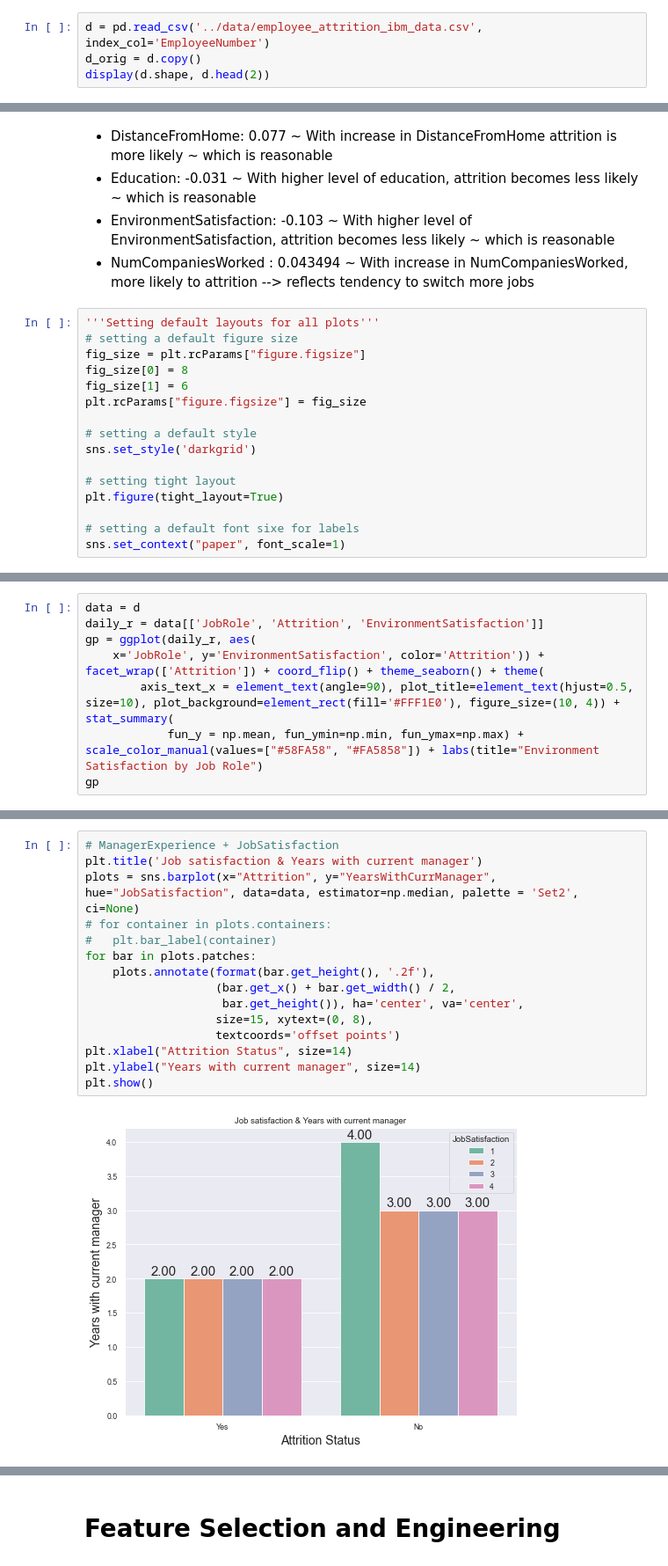
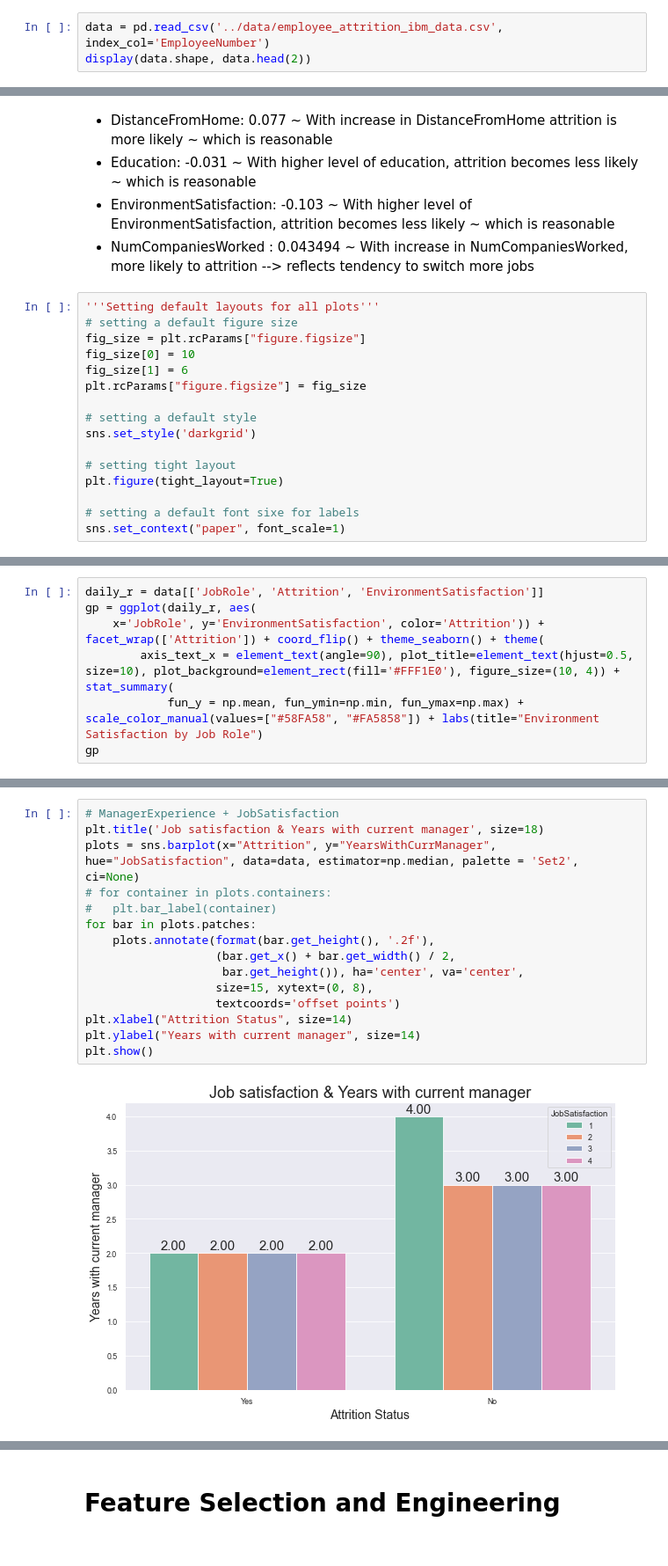
Before and after one commit to contactmansi/workoutdata, a Jupyter notebook: _notebooks/2021-11-25-Employee Churn Prediction - HR Analytics.ipynb, the cells around one changed output, grey strips where cells are left out. Shown at 88% size. Cells and saved outputs as stored; diff of their text form.

```diff
--- a/_notebooks/2021-11-25-Employee Churn Prediction - HR Analytics.ipynb
+++ b/_notebooks/2021-11-25-Employee Churn Prediction - HR Analytics.ipynb
@@ -63,9 +63,8 @@ warnings.filterwarnings('ignore')
 # %% [markdown]
 ## Data Overview
 # %%
-d = pd.read_csv('../data/employee_attrition_ibm_data.csv', index_col='EmployeeNumber')
-d_orig = d.copy()
-display(d.shape, d.head(2))
+data = pd.read_csv('../data/employee_attrition_ibm_data.csv', index_col='EmployeeNumber')
+display(data.shape, data.head(2))
 # %% [output]
 (1470, 34)
 |  | Age | Attrition | BusinessTravel | DailyRate | Department | DistanceFromHome | Education | ... |
@@ -171,7 +164,7 @@ findfont: Font family ['AppleGothic'] not found. Falling back to DejaVu Sans.
 '''Setting default layouts for all plots'''
 # setting a default figure size
 fig_size = plt.rcParams["figure.figsize"]
-fig_size[0] = 8
+fig_size[0] = 10
 fig_size[1] = 6
 plt.rcParams["figure.figsize"] = fig_size
 
@@ -205,5 +247,4 @@ plt.show()
 # %%
-data = d
 daily_r = data[['JobRole', 'Attrition', 'EnvironmentSatisfaction']]
 gp = ggplot(daily_r, aes(
     x='JobRole', y='EnvironmentSatisfaction', color='Attrition')) + facet_wrap(['Attrition']) + coord_flip() + theme_seaborn() + theme(
@@ -240,19 +276,19 @@ plt.show()
 - Employees who undergo attrititon don't spend more than 2 years with the same manager, irregardless of job satisfaction
 # %%
 # ManagerExperience + JobSatisfaction
-plt.title('Job satisfaction & Years with current manager')
+plt.title('Job satisfaction & Years with current manager', size=18)
 plots = sns.barplot(x="Attrition", y="YearsWithCurrManager", hue="JobSatisfaction", data=data, estimator=np.median, palette = 'Set2', ci=None)
 # for container in plots.containers:
 #   plt.bar_label(container)
 for bar in plots.patches:
     plots.annotate(format(bar.get_height(), '.2f'),
                    (bar.get_x() + bar.get_width() / 2,
                     bar.get_height()), ha='center', va='center',
                    size=15, xytext=(0, 8),
                    textcoords='offset points')
 plt.xlabel("Attrition Status", size=14)
 plt.ylabel("Years with current manager", size=14)
 plt.show()
 # %% [output]
-[figure, old version]
+[figure, new version]
 # %% [markdown]
```
Also changed, not shown: parts of 38 cells of this notebook.
